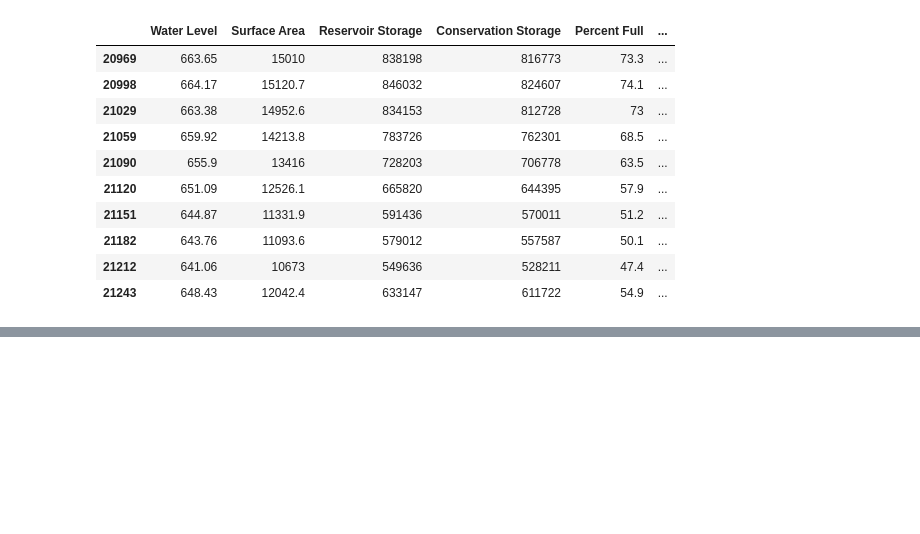
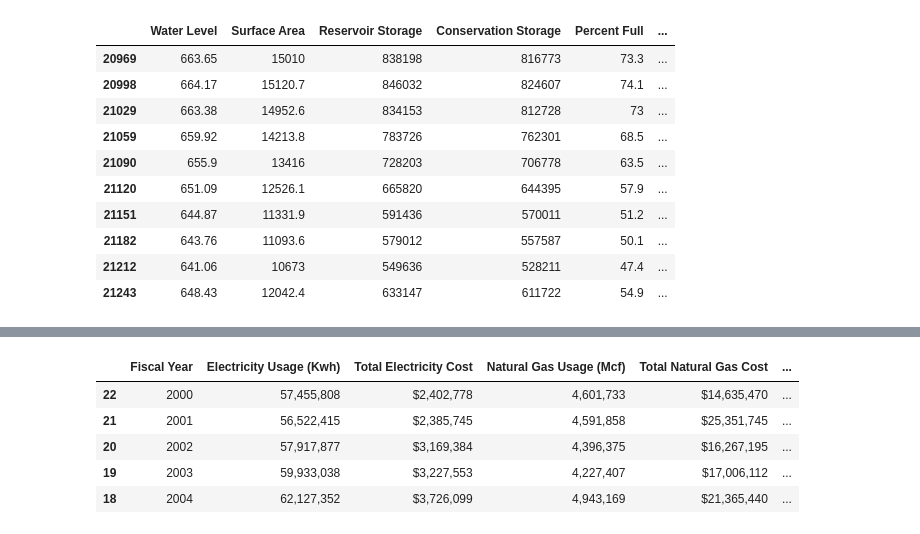
Before and after one commit to Victarrion/Nino_Nina_AustinTX, a Jupyter notebook: Main.ipynb, the cells around one changed output, grey strips where cells are left out. Drawn from its saved outputs; the diff is of its cells as text; code cells hidden in the pictures; blank space fills up the shorter version.

```diff
--- a/Main.ipynb
+++ b/Main.ipynb
@@ -90,0 +142,15 @@ water_travis_dated_df.head(10)
+# %%
+Power_csv=Path("Resources/System_Production_Cost.csv")
+Power_df=pd.read_csv(Power_csv)
+Power_df.head()
+Power_df=Power_df.sort_values(by=["Fiscal Year"],ascending=True)
+Power_dated_df=Power_df.loc[Power_df['Fiscal Year']>=2000]
+Power_dated_df.head()
+#Now, I want to ajust cost Per KWh by inflation
+# %% [output]
+|  | Fiscal Year | Electricity Usage (Kwh) | Total Electricity Cost | Natural Gas Usage (Mcf) | Total Natural Gas Cost | ... |
+| 22 | 2000 | 57,455,808 | $2,402,778 | 4,601,733 | $14,635,470 | ... |
+| 21 | 2001 | 56,522,415 | $2,385,745 | 4,591,858 | $25,351,745 | ... |
+| 20 | 2002 | 57,917,877 | $3,169,384 | 4,396,375 | $16,267,195 | ... |
+| 19 | 2003 | 59,933,038 | $3,227,553 | 4,227,407 | $17,006,112 | ... |
+| 18 | 2004 | 62,127,352 | $3,726,099 | 4,943,169 | $21,365,440 | ... |
```
Also changed, not shown: parts of 7 cells of this notebook, 3 other files.
